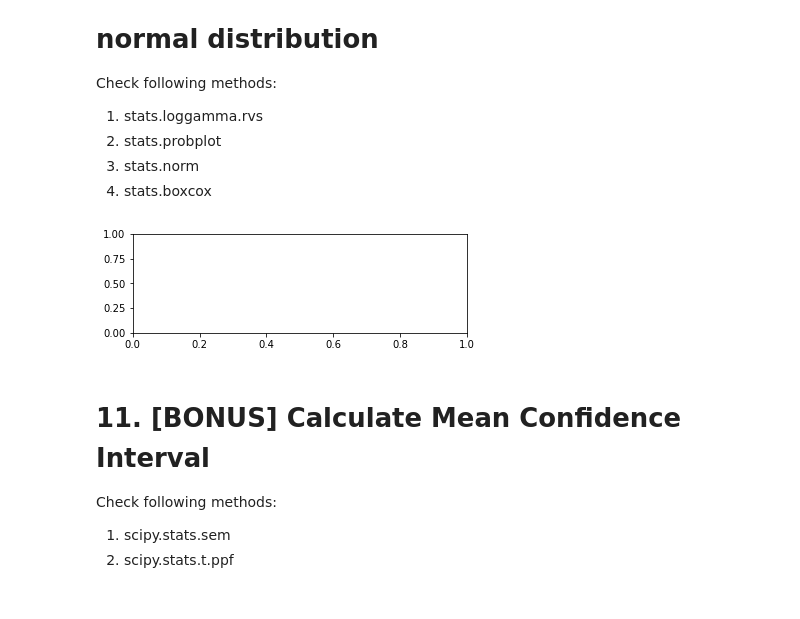
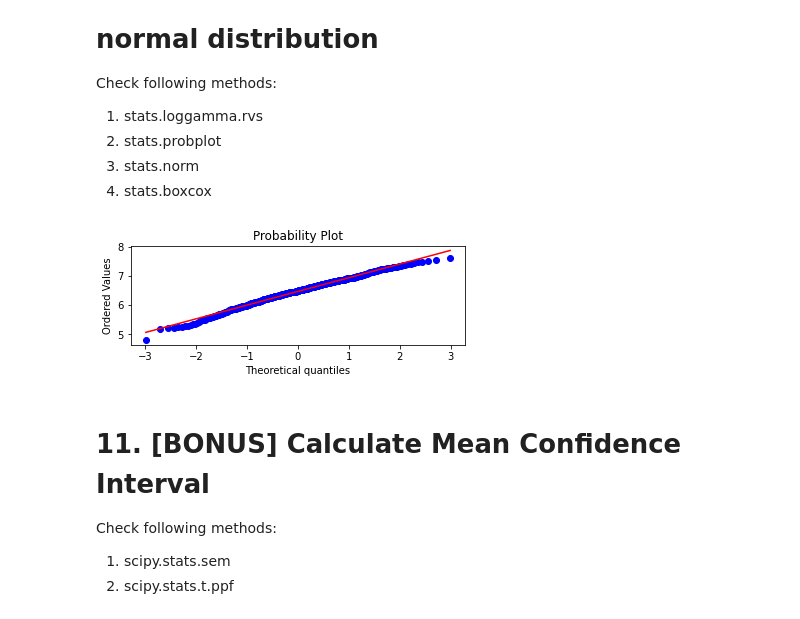
Before and after one commit to mhac009/Institute_of_Data, a Jupyter notebook: Labs/Module_1/Lab 1.1.4 Statistics - part 2 Lab.ipynb, the cells around one changed output. Drawn from its saved outputs; the diff is of its cells as text; code cells hidden in the pictures.

```diff
--- a/Labs/Module_1/Lab 1.1.4 Statistics - part 2 Lab.ipynb
+++ b/Labs/Module_1/Lab 1.1.4 Statistics - part 2 Lab.ipynb
@@ -232,11 +240,12 @@ Check following methods:
 # %%
 from scipy import stats
 import matplotlib.pyplot as plt
 fig = plt.figure()
 ax1 = fig.add_subplot(211)
 x = stats.loggamma.rvs(5, size=500) + 5
+res = stats.probplot(x, plot=plt)
 # %% [output]
-[figure, old version]
+[figure, new version]
 # %% [markdown]
 # 11. [BONUS] Calculate Mean Confidence Interval
 
```
Also changed, not shown: parts of 4 cells of this notebook, 2 other files.
